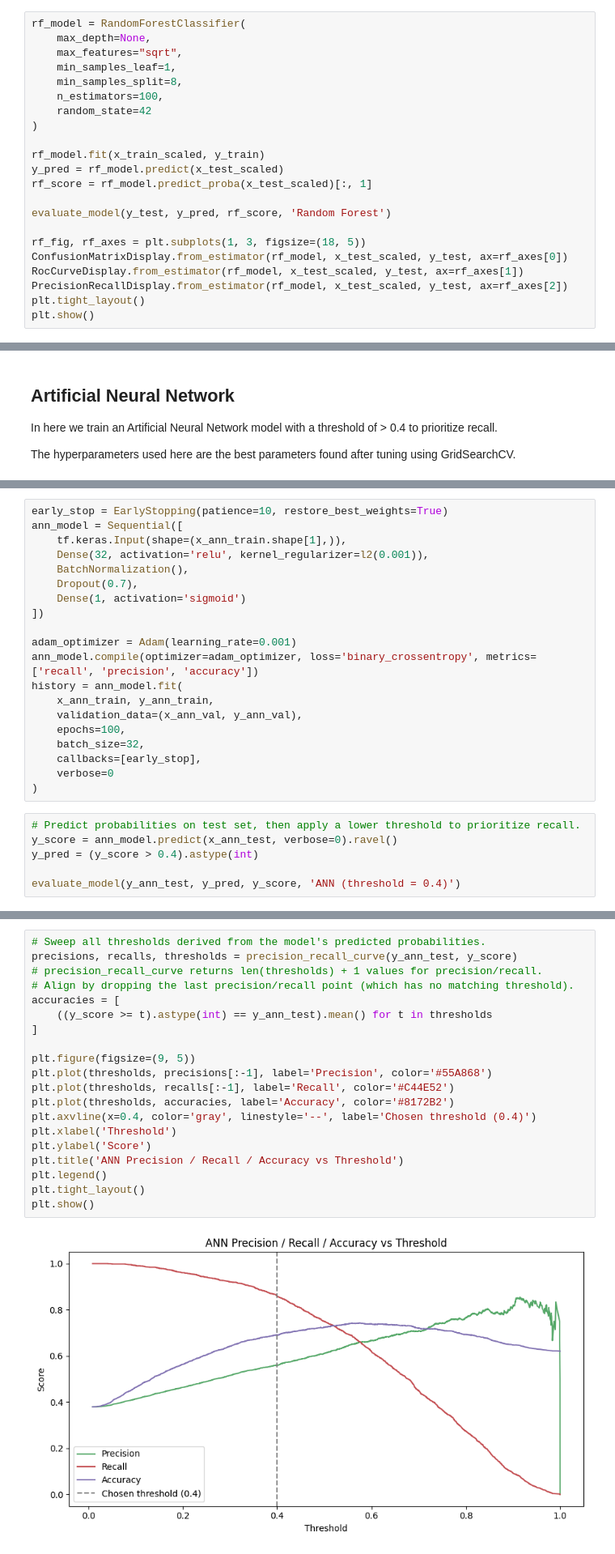
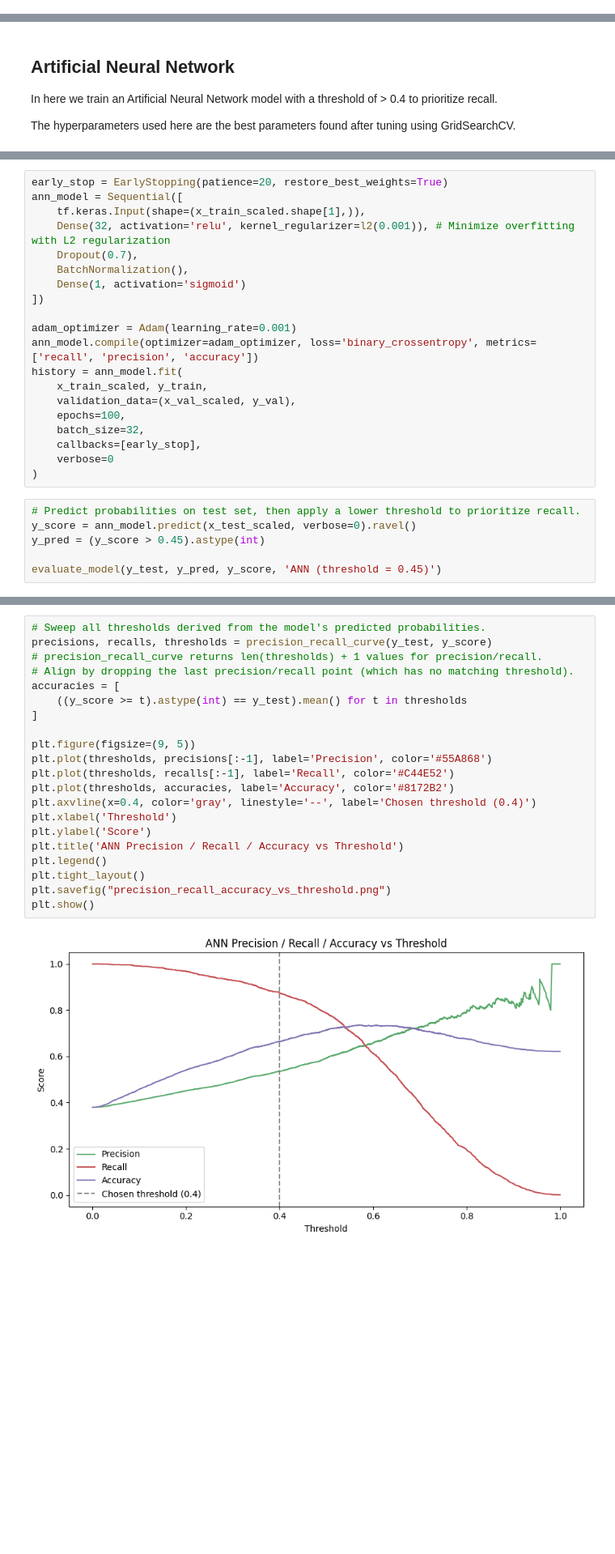
Before and after one commit to JhanaviLingameneni/Prompted-ICU-Risk-Forecasting, a Jupyter notebook: code/ml/evaluation.ipynb, the cells around one changed output, grey strips where cells are left out. Shown at 81% size. Drawn from its saved outputs; the diff is of its cells as text; blank space fills up the shorter version.

```diff
--- a/code/ml/evaluation.ipynb
+++ b/code/ml/evaluation.ipynb
@@ -272,22 +232,0 @@ The hyperparameters used here are the best parameters found after tuning using G
-# %%
-rf_model = RandomForestClassifier(
-    max_depth=None,
-    max_features="sqrt",
-    min_samples_leaf=1,
-    min_samples_split=8,
-    n_estimators=100,
-    random_state=42
-)
-
-rf_model.fit(x_train_scaled, y_train)
-y_pred = rf_model.predict(x_test_scaled)
-rf_score = rf_model.predict_proba(x_test_scaled)[:, 1]
-
-evaluate_model(y_test, y_pred, rf_score, 'Random Forest')
-
-rf_fig, rf_axes = plt.subplots(1, 3, figsize=(18, 5))
-ConfusionMatrixDisplay.from_estimator(rf_model, x_test_scaled, y_test, ax=rf_axes[0])
-RocCurveDisplay.from_estimator(rf_model, x_test_scaled, y_test, ax=rf_axes[1])
-PrecisionRecallDisplay.from_estimator(rf_model, x_test_scaled, y_test, ax=rf_axes[2])
-plt.tight_layout()
-plt.show()
@@ -337,18 +238,18 @@ y_ann_test = df_y_test.values.ravel()
 # %%
-early_stop = EarlyStopping(patience=10, restore_best_weights=True)
+early_stop = EarlyStopping(patience=20, restore_best_weights=True)
 ann_model = Sequential([
-    tf.keras.Input(shape=(x_ann_train.shape[1],)),
-    Dense(32, activation='relu', kernel_regularizer=l2(0.001)),
+    tf.keras.Input(shape=(x_train_scaled.shape[1],)),
+    Dense(32, activation='relu', kernel_regularizer=l2(0.001)), # Minimize overfitting with L2 regularization
+    Dropout(0.7),
     BatchNormalization(),
-    Dropout(0.7),
     Dense(1, activation='sigmoid')
 ])
 
 adam_optimizer = Adam(learning_rate=0.001)
 ann_model.compile(optimizer=adam_optimizer, loss='binary_crossentropy', metrics=['recall', 'precision', 'accuracy'])
 history = ann_model.fit(
-    x_ann_train, y_ann_train,
-    validation_data=(x_ann_val, y_ann_val),
+    x_train_scaled, y_train,
+    validation_data=(x_val_scaled, y_val),
     epochs=100,
     batch_size=32,
     callbacks=[early_stop],
@@ -356,8 +257,8 @@ history = ann_model.fit(
 )
 # %%
 # Predict probabilities on test set, then apply a lower threshold to prioritize recall.
-y_score = ann_model.predict(x_ann_test, verbose=0).ravel()
-y_pred = (y_score > 0.4).astype(int)
+y_score = ann_model.predict(x_test_scaled, verbose=0).ravel()
+y_pred = (y_score > 0.45).astype(int)
 
-evaluate_model(y_ann_test, y_pred, y_score, 'ANN (threshold = 0.4)')
+evaluate_model(y_test, y_pred, y_score, 'ANN (threshold = 0.45)')
 # %% [output]
@@ -423,23 +326,24 @@ It is more important to monitor a patient that is **not at risk but deemed at ri
 - Moving the threshold right increases precision and accuracy but lowers recall.
 # %%
 # Sweep all thresholds derived from the model's predicted probabilities.
-precisions, recalls, thresholds = precision_recall_curve(y_ann_test, y_score)
+precisions, recalls, thresholds = precision_recall_curve(y_test, y_score)
 # precision_recall_curve returns len(thresholds) + 1 values for precision/recall.
 # Align by dropping the last precision/recall point (which has no matching threshold).
 accuracies = [
-    ((y_score >= t).astype(int) == y_ann_test).mean() for t in thresholds
+    ((y_score >= t).astype(int) == y_test).mean() for t in thresholds
 ]
 
 plt.figure(figsize=(9, 5))
 plt.plot(thresholds, precisions[:-1], label='Precision', color='#55A868')
 plt.plot(thresholds, recalls[:-1], label='Recall', color='#C44E52')
 plt.plot(thresholds, accuracies, label='Accuracy', color='#8172B2')
 plt.axvline(x=0.4, color='gray', linestyle='--', label='Chosen threshold (0.4)')
 plt.xlabel('Threshold')
 plt.ylabel('Score')
 plt.title('ANN Precision / Recall / Accuracy vs Threshold')
 plt.legend()
 plt.tight_layout()
+plt.savefig("precision_recall_accuracy_vs_threshold.png")
 plt.show()
 # %% [output]
-[figure, old version]
+[figure, new version]
```
Also changed, not shown: parts of 17 cells of this notebook.
